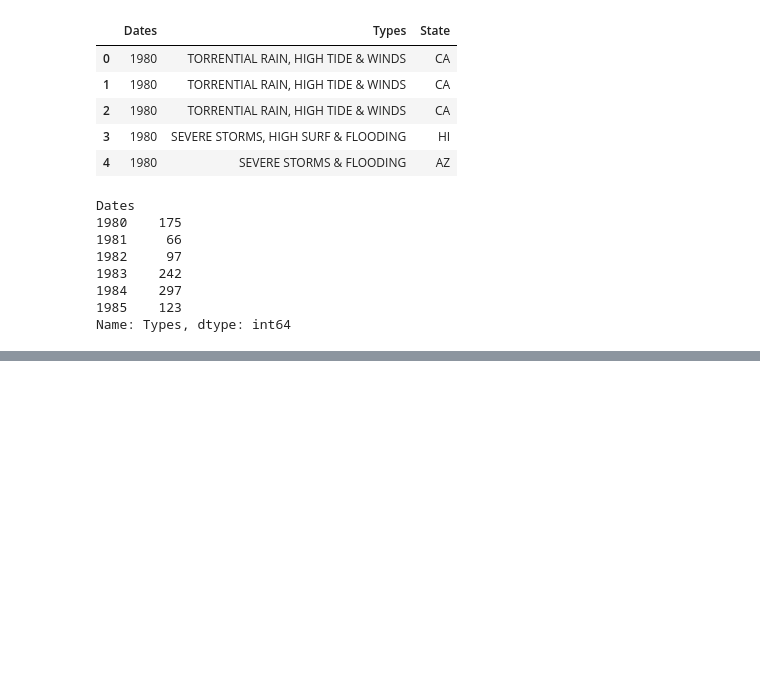
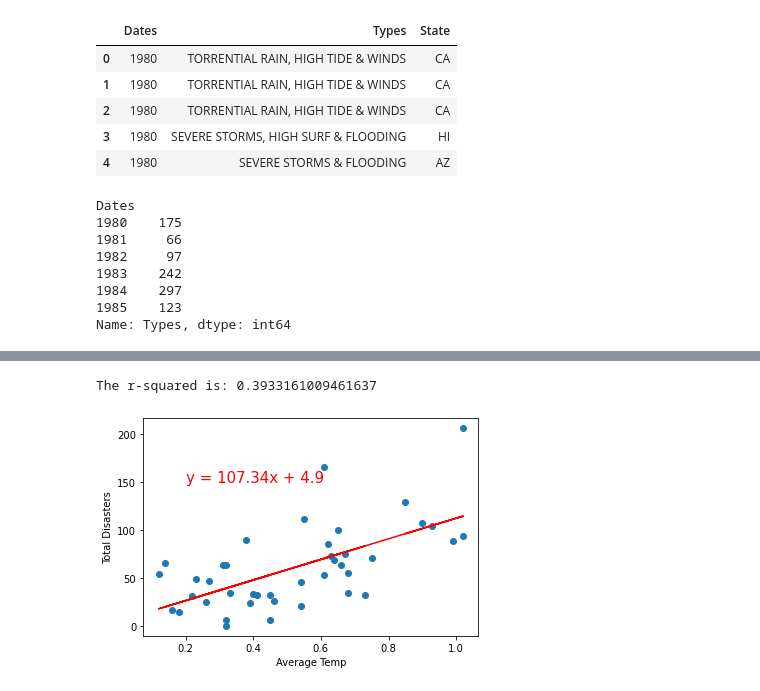
Before and after one commit to erinmann12/climate-project, a Jupyter notebook: MainProject.ipynb, the cells around one changed output, grey strips where cells are left out. Saved outputs shown, nothing was run; the diff lists cells and outputs as text; code cells hidden in the pictures; blank space fills up the shorter version.

```diff
--- a/MainProject.ipynb
+++ b/MainProject.ipynb
@@ -414,15 +515,18 @@ totals_by_year
 # %%
 # #linear regression total disaster count and temp
 
-x_values =totals_by_year['Total Disasters']
-y_values = totals_by_year['Average Temp']
+x_values =totals_by_year['Average Temp from Mean']
+y_values = totals_by_year['Total Disasters']
 (slope, intercept, rvalue, pvalue, stderr) = linregress(x_values, y_values)
 regress_values = x_values * slope + intercept
 line_eq = "y = " + str(round(slope,2)) + "x + " + str(round(intercept,2))
 plt.scatter(x_values,y_values)
 plt.plot(x_values,regress_values,"r-")
-#plt.annotate(line_eq,(1985,150),fontsize=15,color="red")
-plt.xlabel('Total Disasters')
-plt.ylabel('Average Temp')
+plt.annotate(line_eq,(.2,150),fontsize=15,color="red")
+plt.xlabel('Average Temp')
+plt.ylabel('Total Disasters')
 print(f"The r-squared is: {rvalue**2}")
 plt.show()
+# %% [output]
+The r-squared is: 0.3933161009461637
+[figure, added]
```
Also changed, not shown: parts of 10 cells of this notebook.
